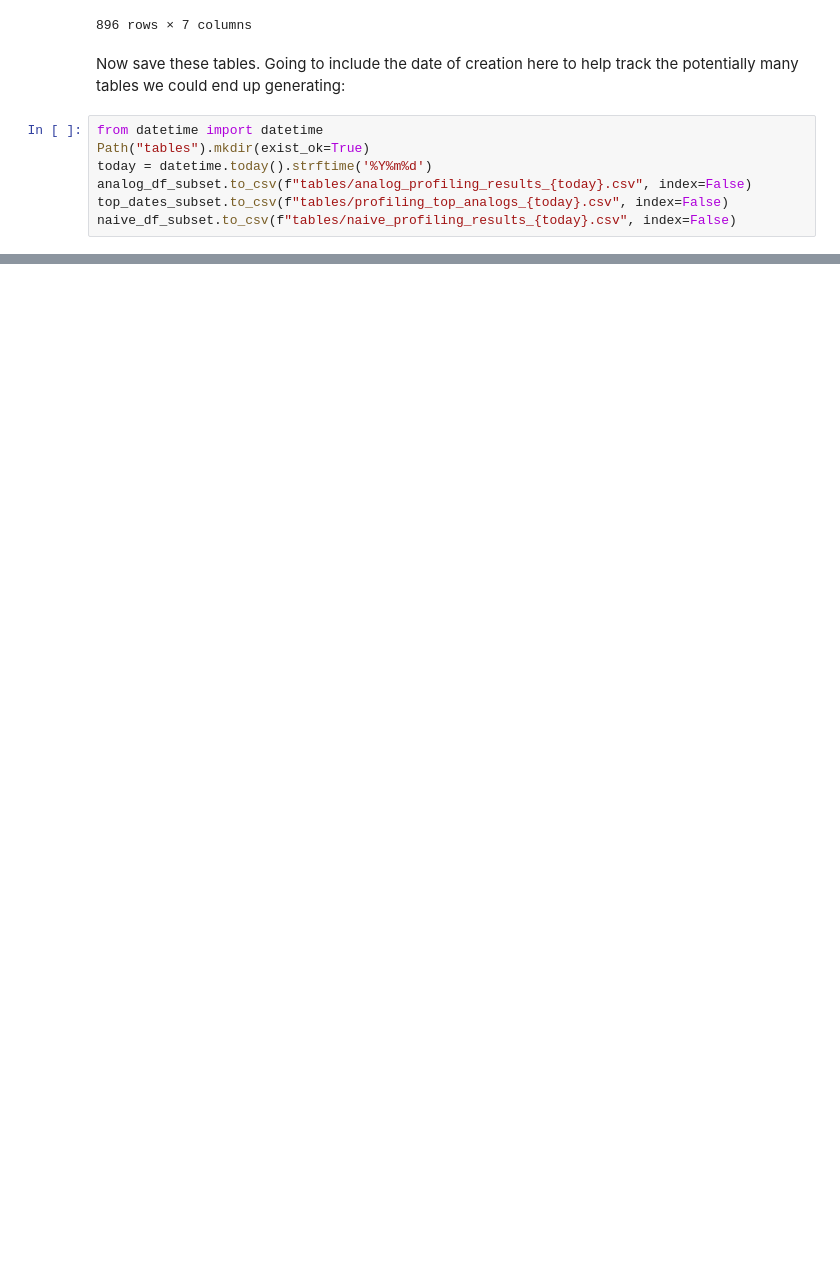
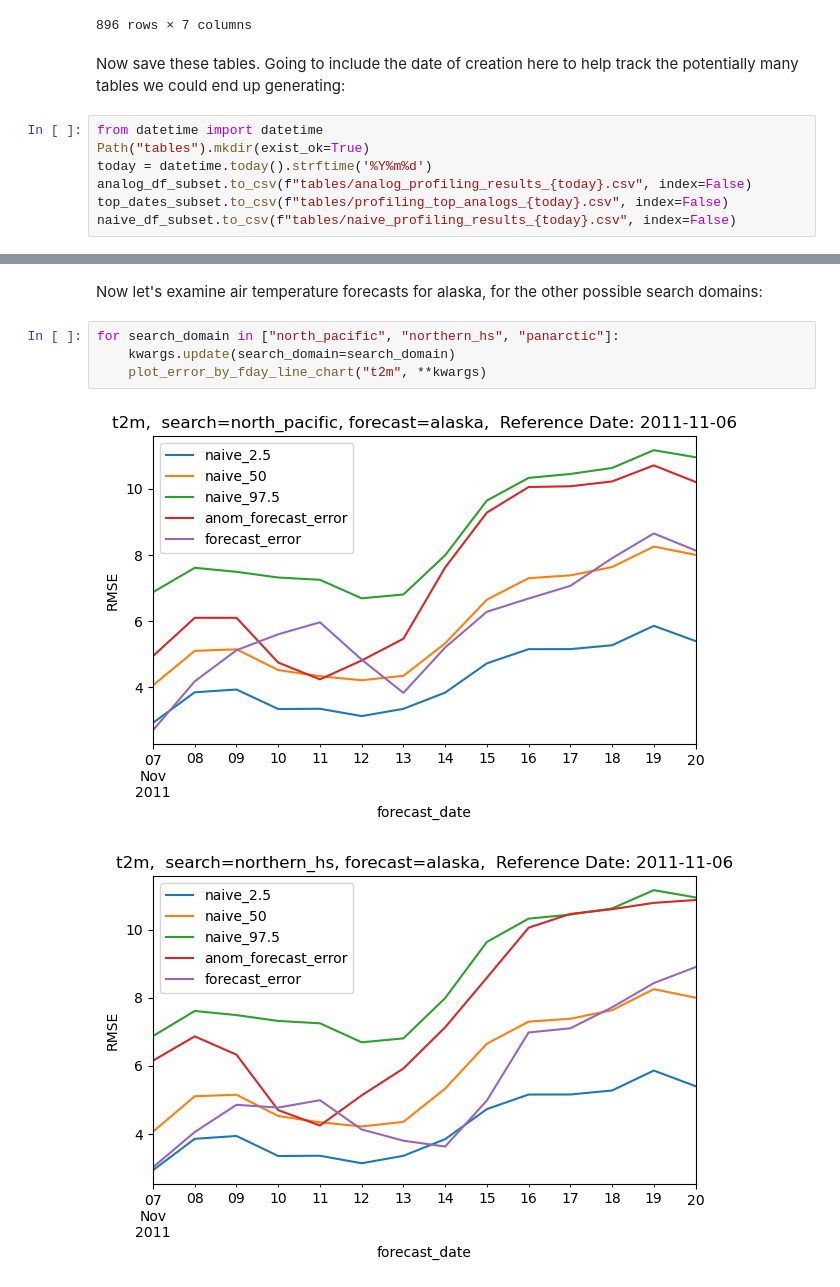
Before and after one commit to ua-snap/analog-forecast, a Jupyter notebook: skill_profiling/Nome_storm_dates_analysis.ipynb, the cells around one changed output, grey strips where cells are left out. Saved outputs shown, nothing was run; the diff lists cells and outputs as text; blank space fills up the shorter version.

```diff
--- a/skill_profiling/Nome_storm_dates_analysis.ipynb
+++ b/skill_profiling/Nome_storm_dates_analysis.ipynb
@@ -373,0 +219,9 @@ plot_error_by_fday_line_chart("sst", "panarctic", "2011-11-06")
+# %% [markdown]
+Now let's examine air temperature forecasts for alaska, for the other possible search domains:
+# %%
+for search_domain in ["north_pacific", "northern_hs", "panarctic"]:
+    kwargs.update(search_domain=search_domain)
+    plot_error_by_fday_line_chart("t2m", **kwargs)
+# %% [output]
+[figure, added]
+[figure, added]
```
Also changed, not shown: parts of 40 cells of this notebook, 1 other file.
